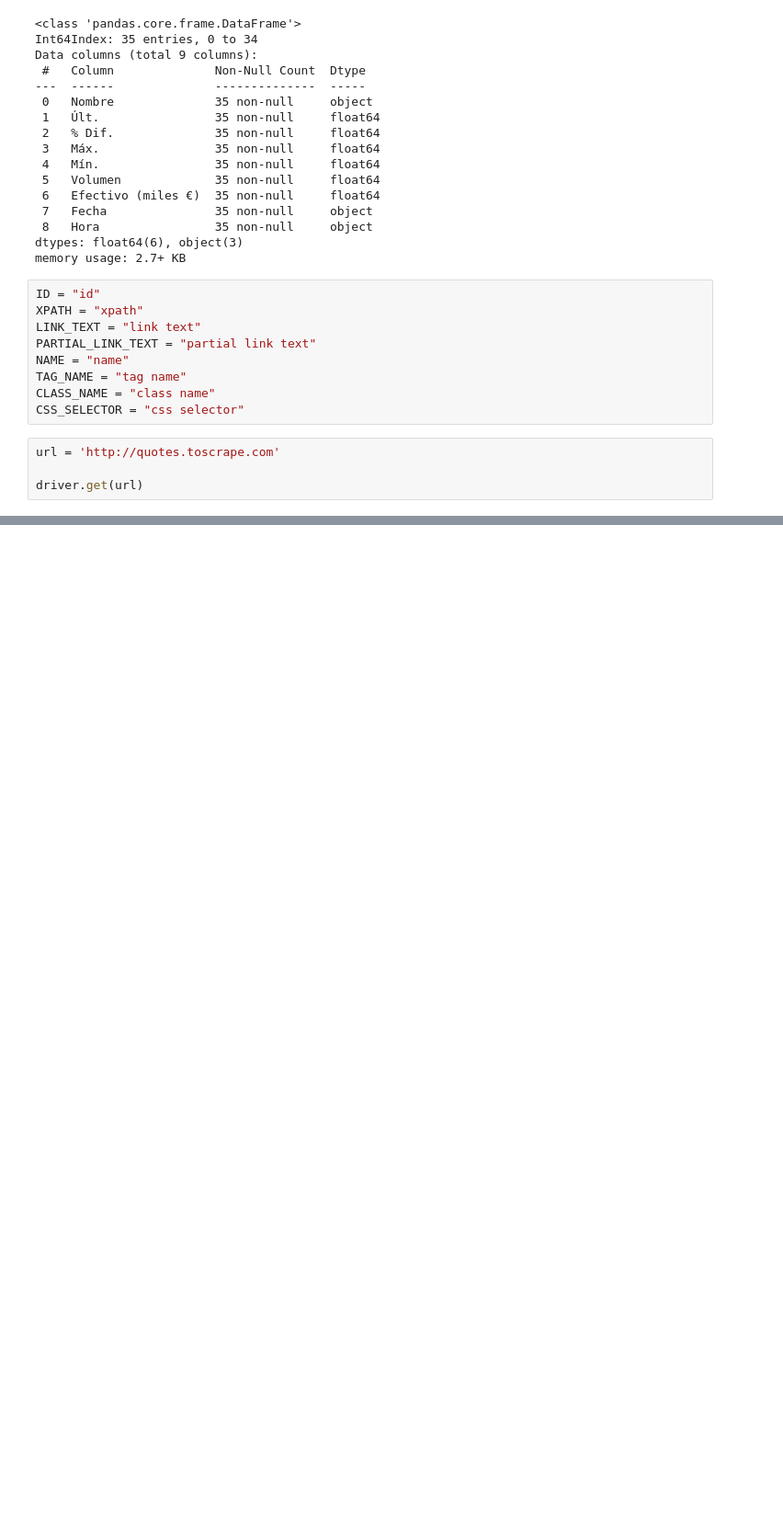
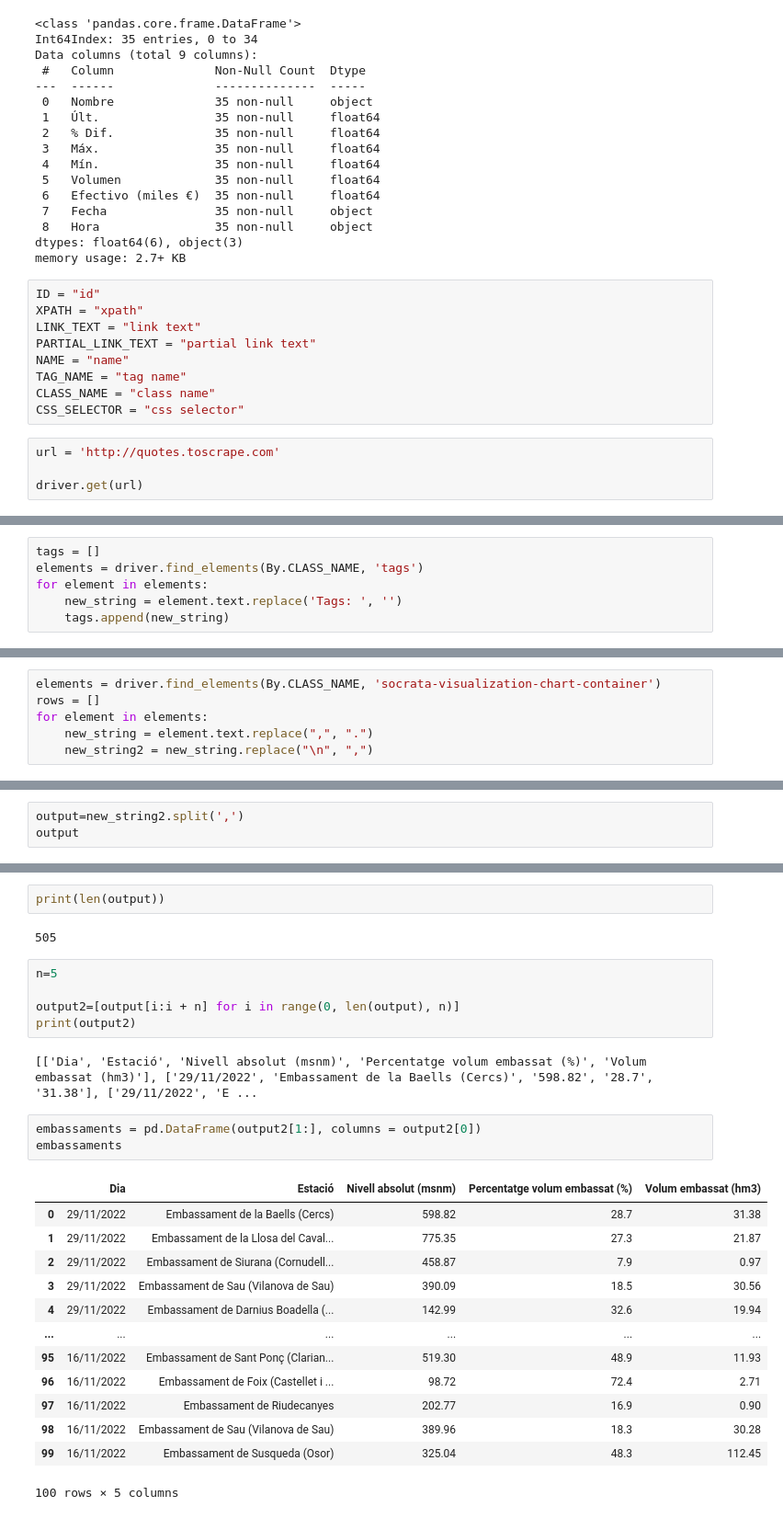
Before and after one commit to David-DataScience/Web_Scrapping, a Jupyter notebook: S10.ipynb, the cells around one changed output, grey strips where cells are left out. Shown at 92% size. Saved outputs shown, nothing was run; the diff lists cells and outputs as text; blank space fills up the shorter version.

```diff
--- a/S10.ipynb
+++ b/S10.ipynb
@@ -494,0 +484,6 @@ stock_indices
+# %%
+tags = []
+elements = driver.find_elements(By.CLASS_NAME, 'tags')
+for element in elements:
+    new_string = element.text.replace('Tags: ', '')
+    tags.append(new_string)
@@ -494,0 +535,6 @@ stock_indices
+# %%
+elements = driver.find_elements(By.CLASS_NAME, 'socrata-visualization-chart-container')
+rows = []
+for element in elements:
+    new_string = element.text.replace(",", ".")
+    new_string2 = new_string.replace("\n", ",")
@@ -494,0 +549,3 @@ stock_indices
+# %%
+output=new_string2.split(',')
+output
@@ -494,0 +570,28 @@ stock_indices
+# %%
+print(len(output))
+# %% [output]
+505
+# %%
+n=5
+
+output2=[output[i:i + n] for i in range(0, len(output), n)]
+print(output2)
+# %% [output]
+[['Dia', 'Estació', 'Nivell absolut (msnm)', 'Percentatge volum embassat (%)', 'Volum embassat (hm3)'], ['29/11/2022', 'Embassament de la Baells (Cercs)', '598.82', '28.7', '31.38'], ['29/11/2022', 'E ...
+# %%
+embassaments = pd.DataFrame(output2[1:], columns = output2[0])
+embassaments
+# %% [output]
+|  | Dia | Estació | Nivell absolut (msnm) | Percentatge volum embassat (%) | Volum embassat (hm3) |
+| 0 | 29/11/2022 | Embassament de la Baells (Cercs) | 598.82 | 28.7 | 31.38 |
+| 1 | 29/11/2022 | Embassament de la Llosa del Caval... | 775.35 | 27.3 | 21.87 |
+| 2 | 29/11/2022 | Embassament de Siurana (Cornudell... | 458.87 | 7.9 | 0.97 |
+| 3 | 29/11/2022 | Embassament de Sau (Vilanova de Sau) | 390.09 | 18.5 | 30.56 |
+| 4 | 29/11/2022 | Embassament de Darnius Boadella (... | 142.99 | 32.6 | 19.94 |
+| ... | ... | ... | ... | ... | ... |
+| 95 | 16/11/2022 | Embassament de Sant Ponç (Clarian... | 519.30 | 48.9 | 11.93 |
+| 96 | 16/11/2022 | Embassament de Foix (Castellet i ... | 98.72 | 72.4 | 2.71 |
+| 97 | 16/11/2022 | Embassament de Riudecanyes | 202.77 | 16.9 | 0.90 |
+| 98 | 16/11/2022 | Embassament de Sau (Vilanova de Sau) | 389.96 | 18.3 | 30.28 |
+| 99 | 16/11/2022 | Embassament de Susqueda (Osor) | 325.04 | 48.3 | 112.45 |
+100 rows × 5 columns
```
Also changed, not shown: parts of 43 cells of this notebook.
